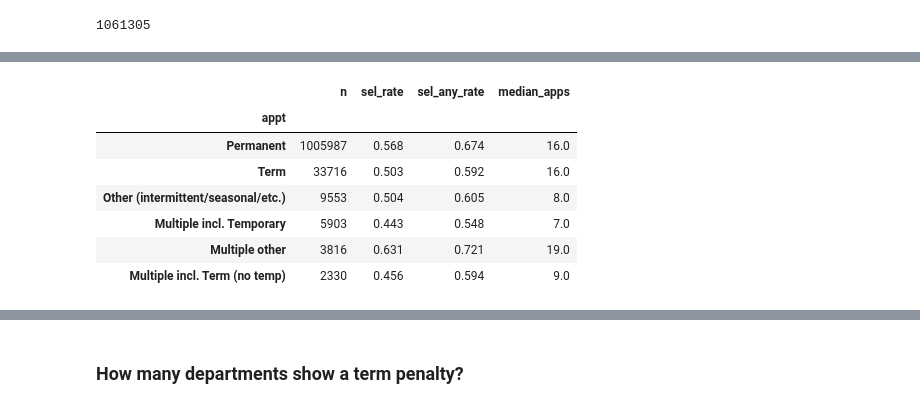
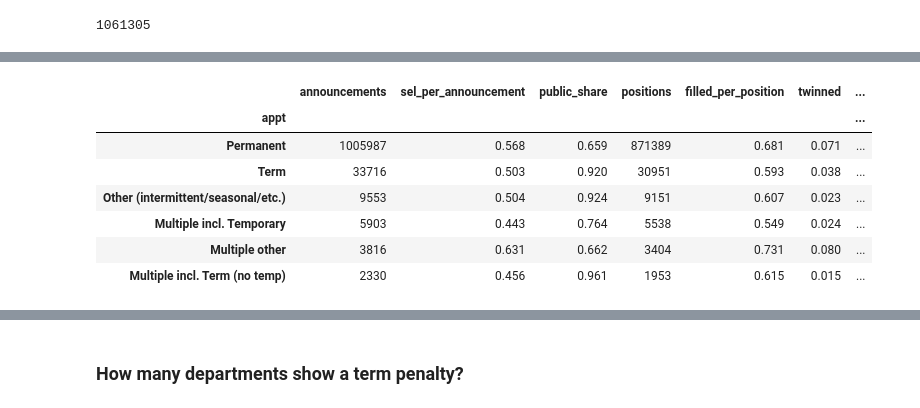
Before and after one commit to abigailhaddad/2210, a Jupyter notebook: hiring_outcomes_analysis.ipynb, the cells around one changed output, grey strips where cells are left out. Drawn from its saved outputs; the diff is of its cells as text; code cells hidden in the pictures.

```diff
--- a/hiring_outcomes_analysis.ipynb
+++ b/hiring_outcomes_analysis.ipynb
@@ -110,13 +114,17 @@ def prepare(df):
     df = df[df.open <= LAST_MATURE_OPEN_DATE].copy()
     df["appt"] = [appointment_group(t, l) for t, l in zip(df.Appointment_Type, df.Appointment_Type_List)]
     df["sel"] = (df.Selection_Made_off_this_Job_Announcement == "Yes").astype(int)
-    df["sel_any"] = ((df.sel == 1) | (df.Selection_Made_through_Separate_Announcement == "Yes")).astype(int)
+    usas = df.Source == "USA_Staffing"
+    df["filled"] = np.where(usas, (df.Selection_Made_through_Separate_Announcement == "Yes").astype(float), np.nan)
+    if ((df.sel == 1) & usas & (df.filled == 0)).any():
+        raise ValueError("Found USA Staffing announcements with a selection but filled == 0; the flag doesn't mean what we assume")
     df["series_grade"] = df.Job_Series_Number.str.strip("'") + "|" + df.Pay_Plan + "-" + df.Grade.str.strip("'")
     df["ab"] = df.Agency + "|" + df.Bureau.fillna("(none)")
     df["sg_ab"] = df.series_grade + "|" + df.ab
     df["fy"] = df.Announcement_Open_Date_FY
     df["anntype"] = df.Announcement_Type.str.upper().str.strip()
     df["apps"] = pd.to_numeric(df.Total_Applications, errors="coerce")
+    df["public"] = df.anntype.str.contains("DE|DELEGATED|PUBLIC", regex=True).astype(int)
     df["term"] = (df.appt == "Term").astype(int)
     df["temp_mix"] = (df.appt == "Multiple incl. Temporary").astype(int)
     return df
@@ -131,0 +140,22 @@ len(df)
+# %%
+TWIN_KEY = ["Agency", "Bureau", "Job_Series_Number", "Grade", "title_n", "Announcement_Open_Date", "Announcement_Close_Date", "Announcement_Locations"]
+
+
+def to_positions(df):
+    """USA Staffing announcements collapsed to one row per position (twin announcements merged)."""
+    u = df[df.Source == "USA_Staffing"].copy()
+    u["title_n"] = u.Vacancy_Job_Title.str.upper().str.replace(r"[^A-Z0-9 ]", " ", regex=True).str.split().str.join(" ")
+    u["pos_id"] = u.groupby(TWIN_KEY, dropna=False).ngroup()
+    mixed = u.groupby("pos_id").appt.transform("nunique") > 1
+    print(f"USA Staffing announcements: {len(u)}; dropped {int(mixed.sum())} in {u[mixed].pos_id.nunique()} matched groups that mix appointment groups")
+    u = u[~mixed]
+    first_cols = ["Agency", "Bureau", "Job_Series_Number", "appt", "term", "temp_mix", "series_grade", "ab", "sg_ab", "fy", "open"]
+    agg = {c: "first" for c in first_cols}
+    agg.update(filled=("filled", "max"), sel=("sel", "max"), apps=("apps", "sum"), n_announcements=("sel", "size"),
+               anntype=("anntype", lambda x: " + ".join(sorted(set(x)))))
+    agg = {k: (v if isinstance(v, tuple) else (k, v)) for k, v in agg.items()}
+    pos = u.groupby("pos_id").agg(**agg)
+    print(f"Positions: {len(pos)}")
+    return pos
+# %%
+pos = to_positions(df)
@@ -132,23 +169,22 @@ len(df)
 # %%
-def raw_rates(df):
-    """Selection rates by appointment group."""
-    return (
-        df.groupby("appt")
-        .agg(n=("sel", "size"), sel_rate=("sel", "mean"), sel_any_rate=("sel_any", "mean"), median_apps=("apps", "median"))
-        .sort_values("n", ascending=False)
-    )
+def raw_rates(df, pos):
+    """Selection rate per announcement and fill rate per position, by appointment group."""
+    a = df.groupby("appt").agg(announcements=("sel", "size"), sel_per_announcement=("sel", "mean"), public_share=("public", "mean"))
+    p = pos.groupby("appt").agg(positions=("filled", "size"), filled_per_position=("filled", "mean"),
+                                twinned=("n_announcements", lambda s: (s > 1).mean()), median_apps=("apps", "median"))
+    return a.join(p).sort_values("announcements", ascending=False)
 
 
-raw_rates(df).round(3)
+raw_rates(df, pos).round(3)
 # %% [output]
-|  | n | sel_rate | sel_any_rate | median_apps |
-| appt |  |  |  |  |
-| Permanent | 1005987 | 0.568 | 0.674 | 16.0 |
-| Term | 33716 | 0.503 | 0.592 | 16.0 |
-| Other (intermittent/seasonal/etc.) | 9553 | 0.504 | 0.605 | 8.0 |
-| Multiple incl. Temporary | 5903 | 0.443 | 0.548 | 7.0 |
-| Multiple other | 3816 | 0.631 | 0.721 | 19.0 |
-| Multiple incl. Term (no temp) | 2330 | 0.456 | 0.594 | 9.0 |
+|  | announcements | sel_per_announcement | public_share | positions | filled_per_position | twinned | ... |
+| appt |  |  |  |  |  |  | ... |
+| Permanent | 1005987 | 0.568 | 0.659 | 871389 | 0.681 | 0.071 | ... |
+| Term | 33716 | 0.503 | 0.920 | 30951 | 0.593 | 0.038 | ... |
+| Other (intermittent/seasonal/etc.) | 9553 | 0.504 | 0.924 | 9151 | 0.607 | 0.023 | ... |
+| Multiple incl. Temporary | 5903 | 0.443 | 0.764 | 5538 | 0.549 | 0.024 | ... |
+| Multiple other | 3816 | 0.631 | 0.662 | 3404 | 0.731 | 0.080 | ... |
+| Multiple incl. Term (no temp) | 2330 | 0.456 | 0.961 | 1953 | 0.615 | 0.015 | ... |
 # %% [markdown]
 ## Holding job type fixed
 
```
Also changed, not shown: parts of 15 cells of this notebook, 1 other file.
